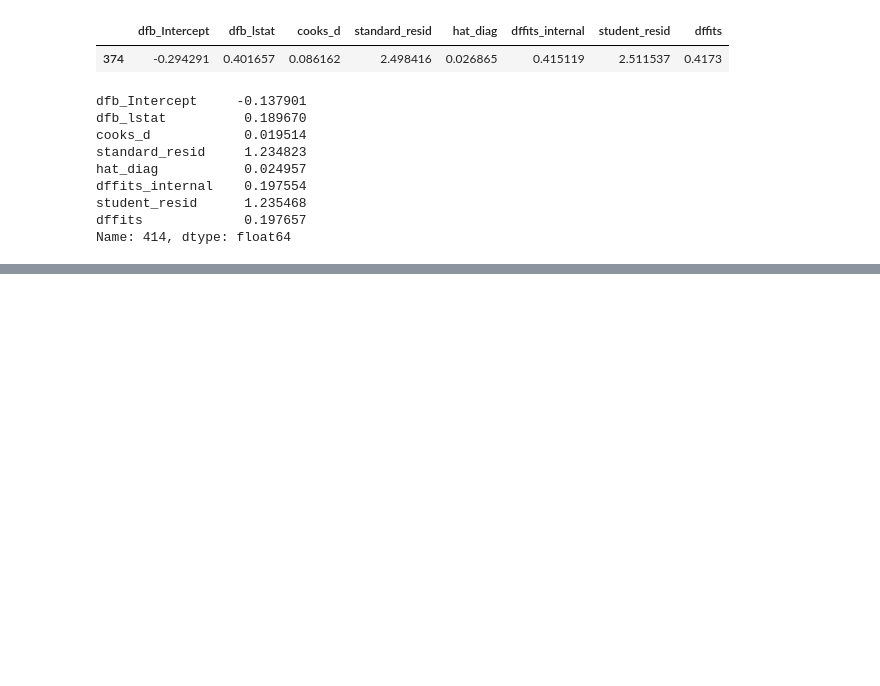
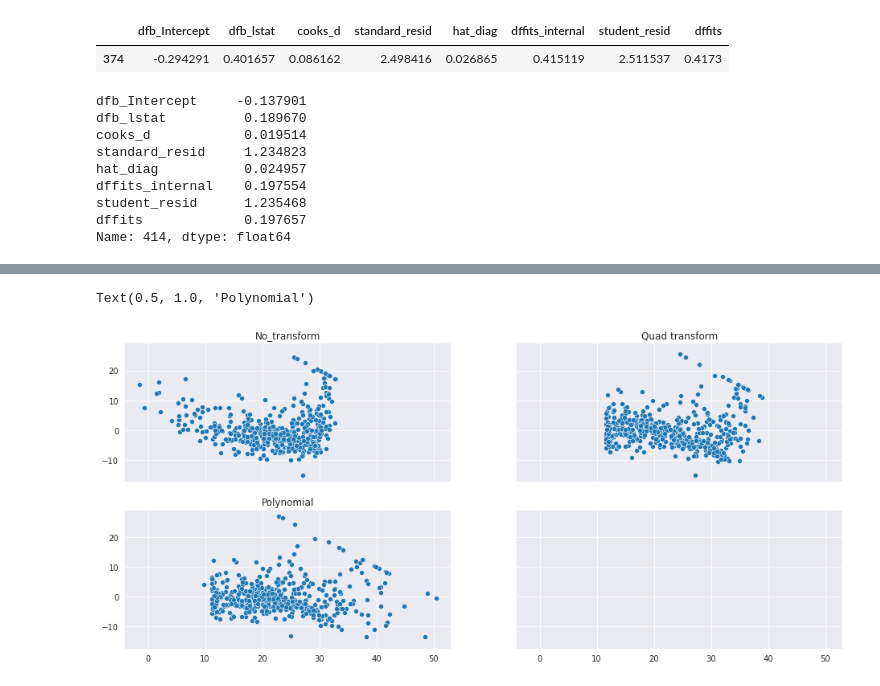
Before and after one commit to JESurzyn/intro_stat_learning_Python, a Jupyter notebook: Chapter_3_Lab.ipynb, the cells around one changed output, grey strips where cells are left out. Cells and saved outputs as stored; diff of their text form; code cells hidden in the pictures; blank space fills up the shorter version.

```diff
--- a/Chapter_3_Lab.ipynb
+++ b/Chapter_3_Lab.ipynb
@@ -239,0 +496,4 @@ Name: 414, dtype: float64
+# %%
+model4 = sm.OLS.from_formula(myformula, data = boston)
+results4 = model4.fit()
+results4.summary()
@@ -239,0 +526,8 @@ Name: 414, dtype: float64
+# %%
+f, axes = plt.subplots(nrows=2,ncols=2, figsize = (16,7), sharex=True, sharey=True)
+sns.scatterplot(x=results2.fittedvalues, y=results2.resid, ax=axes[0,1]).set_title('Quad transform')
+sns.scatterplot(x=results1.fittedvalues, y=results1.resid, ax=axes[0,0]).set_title('No_transform')
+sns.scatterplot(x=results4.fittedvalues, y=results4.resid, ax=axes[1,0]).set_title('Polynomial')
+# %% [output]
+Text(0.5, 1.0, 'Polynomial')
+[figure, added]
```
Also changed, not shown: parts of 41 cells of this notebook, 2 other files.
